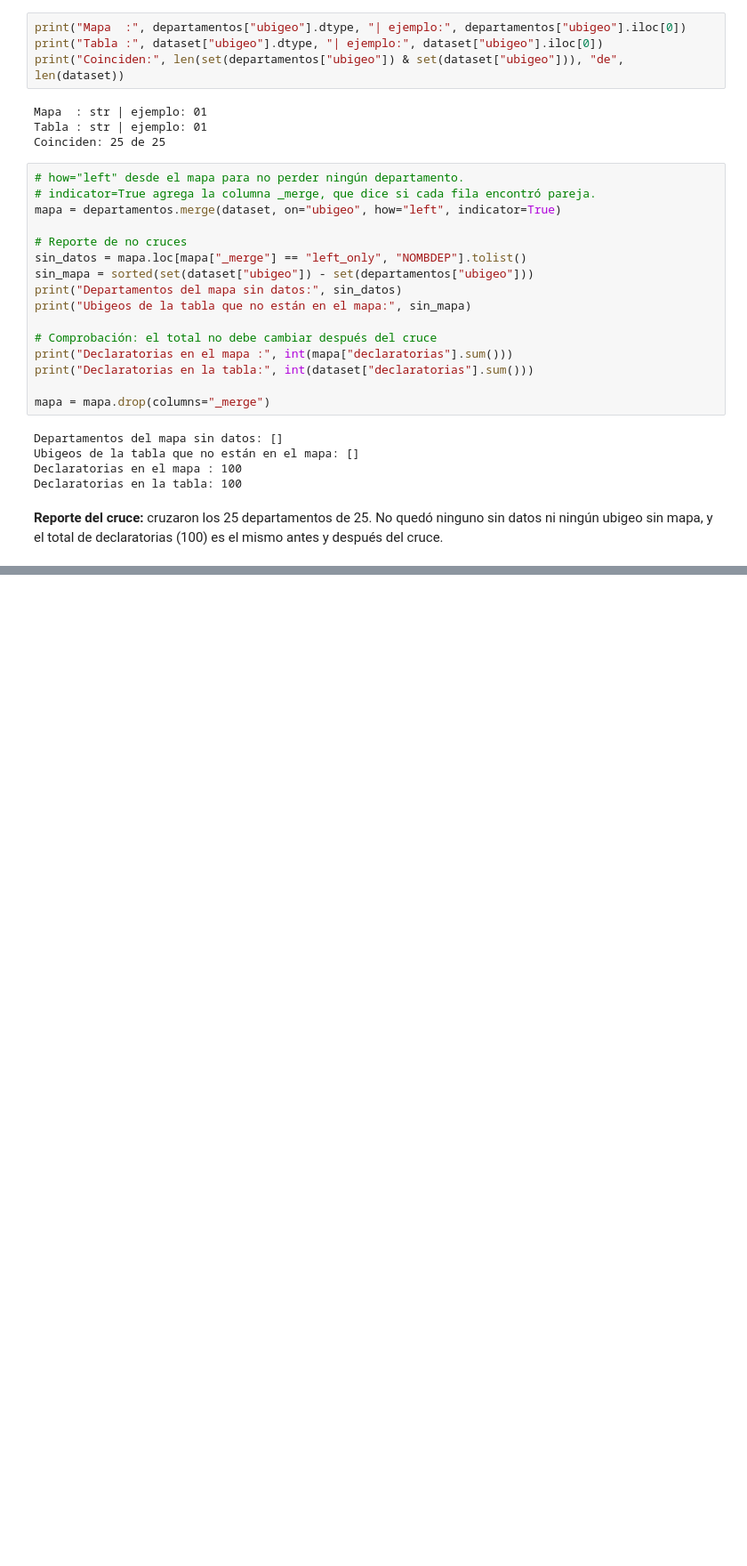
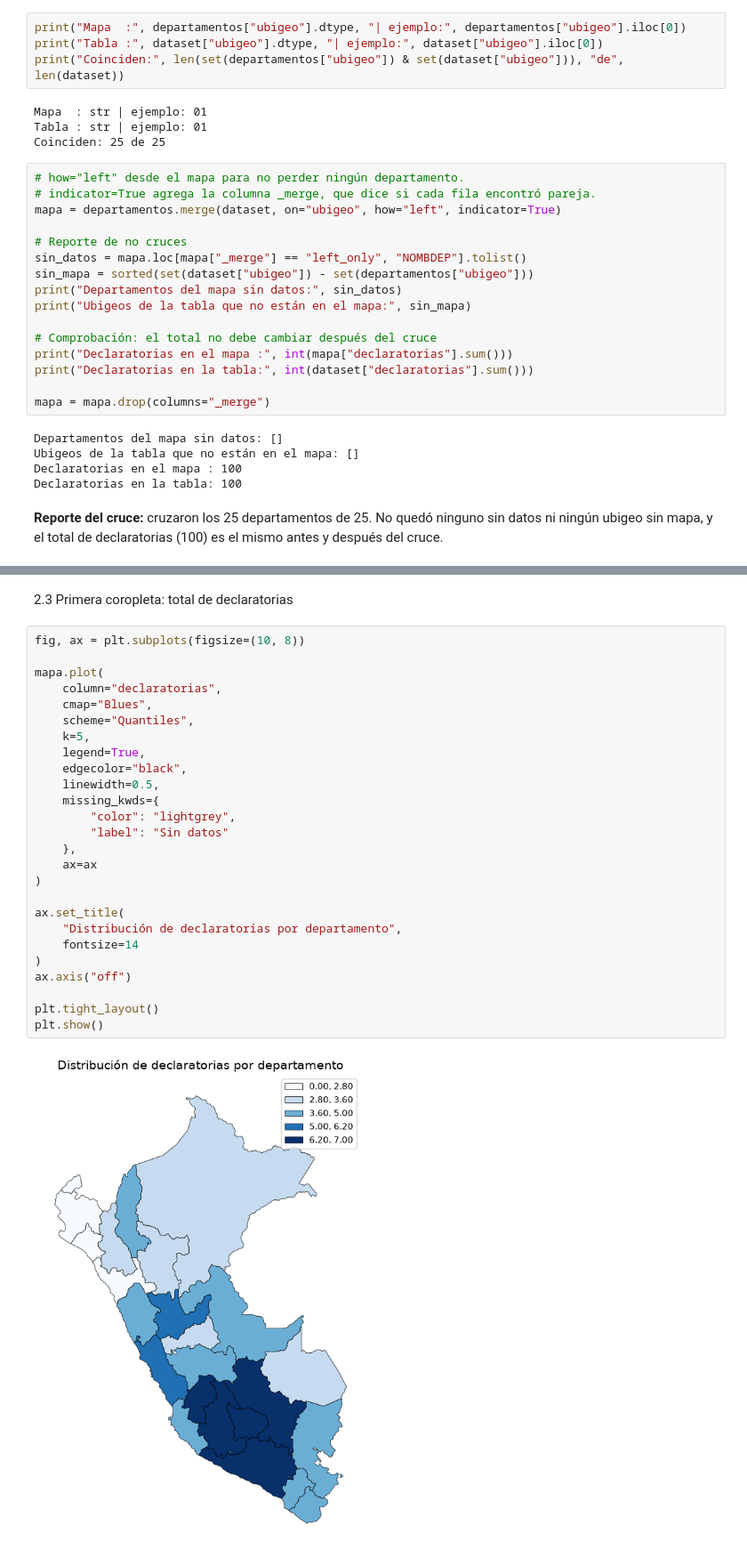
Before and after one commit to FlaviaRomero/repositorio-del-grupo11, a Jupyter notebook: assignment_3/mapas.ipynb, the cells around one changed output, grey strips where cells are left out. Shown at 89% size. Cells and saved outputs as stored; diff of their text form; blank space fills up the shorter version.

```diff
--- a/assignment_3/mapas.ipynb
+++ b/assignment_3/mapas.ipynb
@@ -68,0 +92,30 @@ Declaratorias en la tabla: 100
+# %% [markdown]
+2.3 Primera coropleta: total de declaratorias
+# %%
+fig, ax = plt.subplots(figsize=(10, 8))
+
+mapa.plot(
+    column="declaratorias",
+    cmap="Blues",
+    scheme="Quantiles",
+    k=5,
+    legend=True,
+    edgecolor="black",
+    linewidth=0.5,
+    missing_kwds={
+        "color": "lightgrey",
+        "label": "Sin datos"
+    },
+    ax=ax
+)
+
+ax.set_title(
+    "Distribución de declaratorias por departamento",
+    fontsize=14
+)
+ax.axis("off")
+
+plt.tight_layout()
+plt.show()
+# %% [output]
+[figure, added]
```
Also changed, not shown: parts of 10 cells of this notebook.
